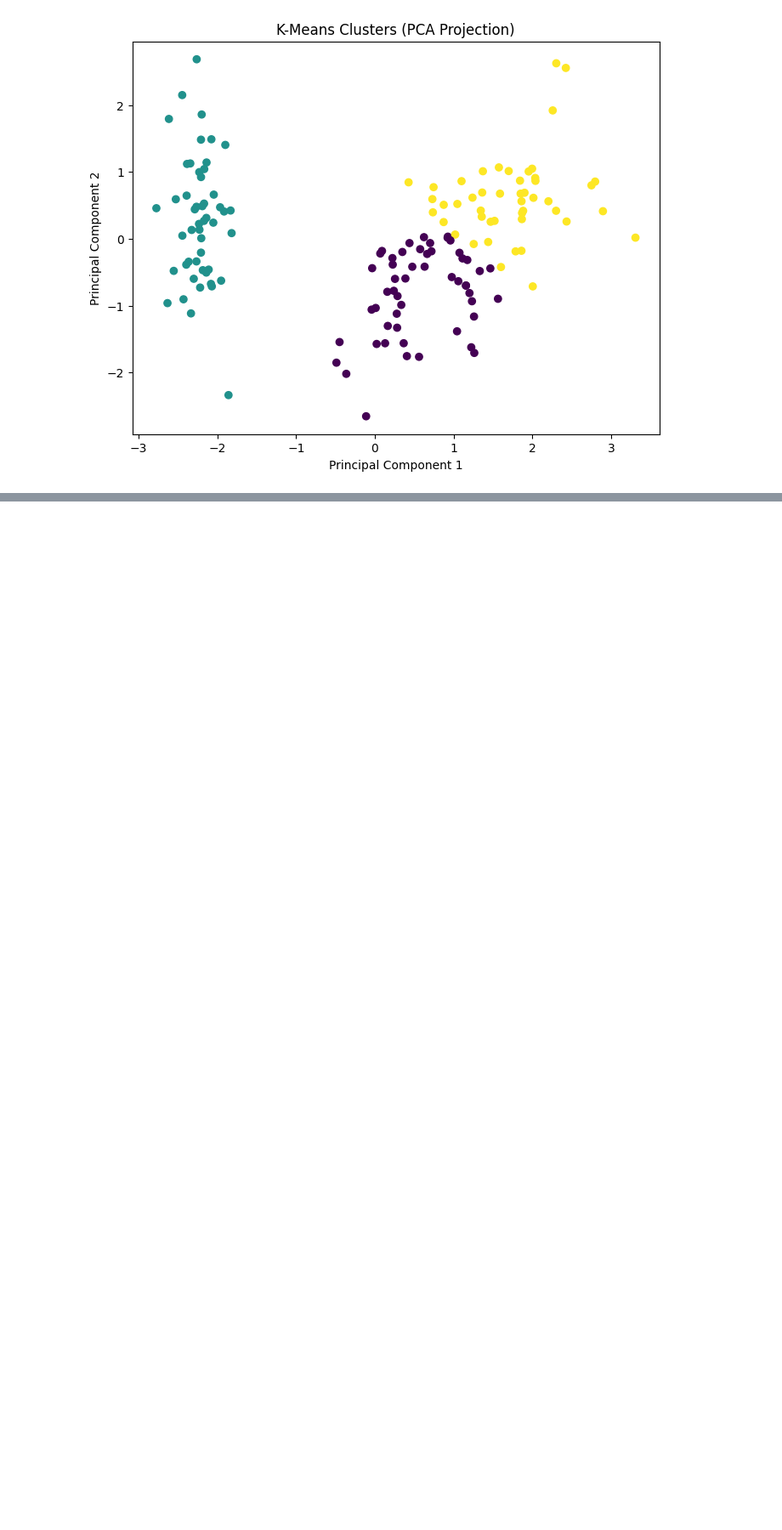
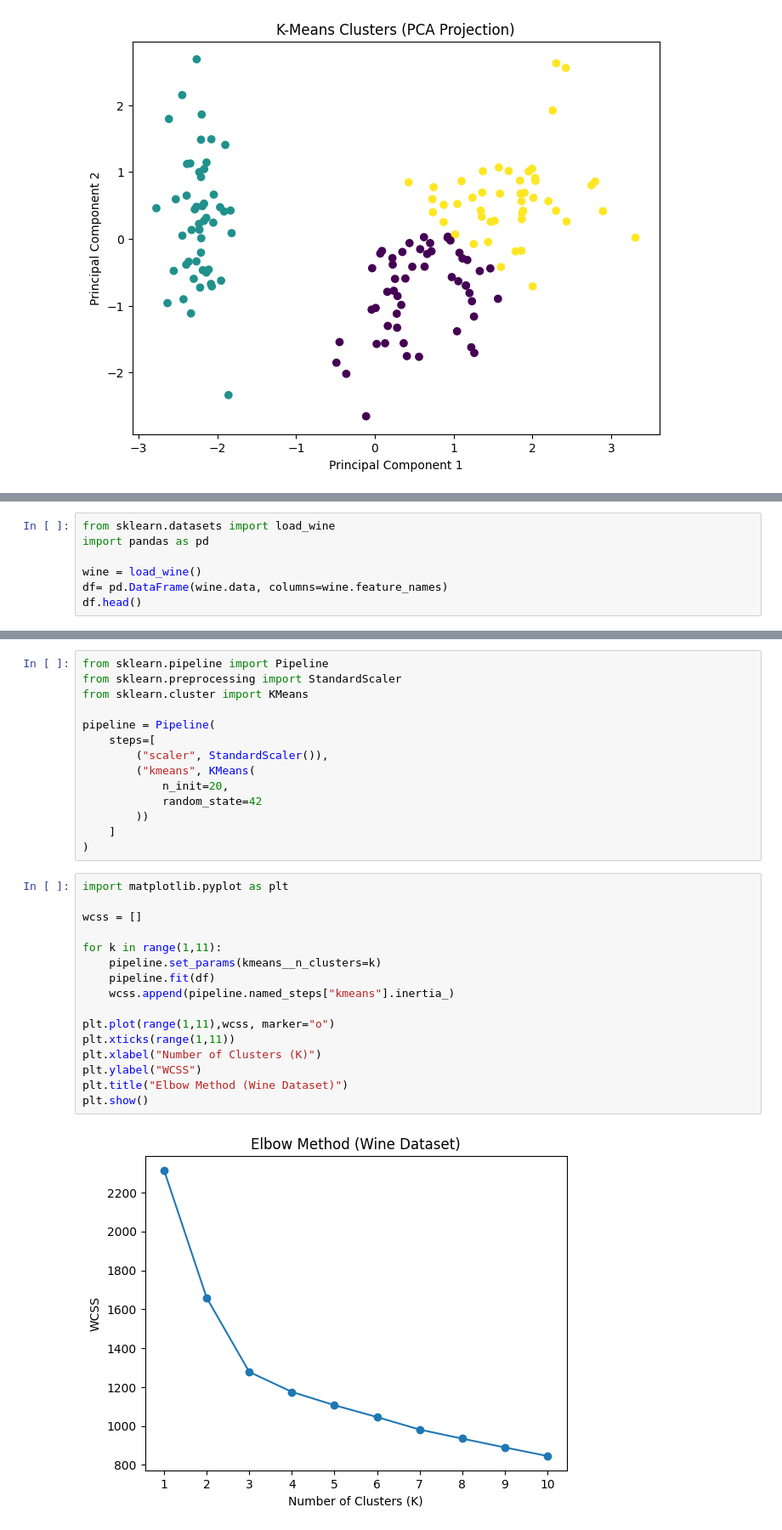
Before and after one commit to AromalDileep/traditional_ml, a Jupyter notebook: notebooks/10_unsupervised_learning.ipynb, the cells around one changed output, grey strips where cells are left out. Shown at 85% size. Saved outputs shown, nothing was run; the diff lists cells and outputs as text; blank space fills up the shorter version.

Commit message:
K mean elbow method and silhouette is completed

```diff
--- a/notebooks/10_unsupervised_learning.ipynb
+++ b/notebooks/10_unsupervised_learning.ipynb
@@ -498,0 +596,7 @@ plt.show()
+# %%
+from sklearn.datasets import load_wine
+import pandas as pd
+
+wine = load_wine()
+df= pd.DataFrame(wine.data, columns=wine.feature_names)
+df.head()
@@ -498,0 +633,32 @@ plt.show()
+# %%
+from sklearn.pipeline import Pipeline
+from sklearn.preprocessing import StandardScaler
+from sklearn.cluster import KMeans
+
+pipeline = Pipeline(
+    steps=[
+        ("scaler", StandardScaler()),
+        ("kmeans", KMeans(
+            n_init=20,
+            random_state=42
+        ))
+    ]
+)
+# %%
+import matplotlib.pyplot as plt
+
+wcss = []
+
+for k in range(1,11):
+    pipeline.set_params(kmeans__n_clusters=k)
+    pipeline.fit(df)
+    wcss.append(pipeline.named_steps["kmeans"].inertia_)
+
+plt.plot(range(1,11),wcss, marker="o")
+plt.xticks(range(1,11))
+plt.xlabel("Number of Clusters (K)")
+plt.ylabel("WCSS")
+plt.title("Elbow Method (Wine Dataset)")
+plt.show()
+# %% [output]
+[figure, added]
```
Also changed, not shown: parts of 14 cells of this notebook.
